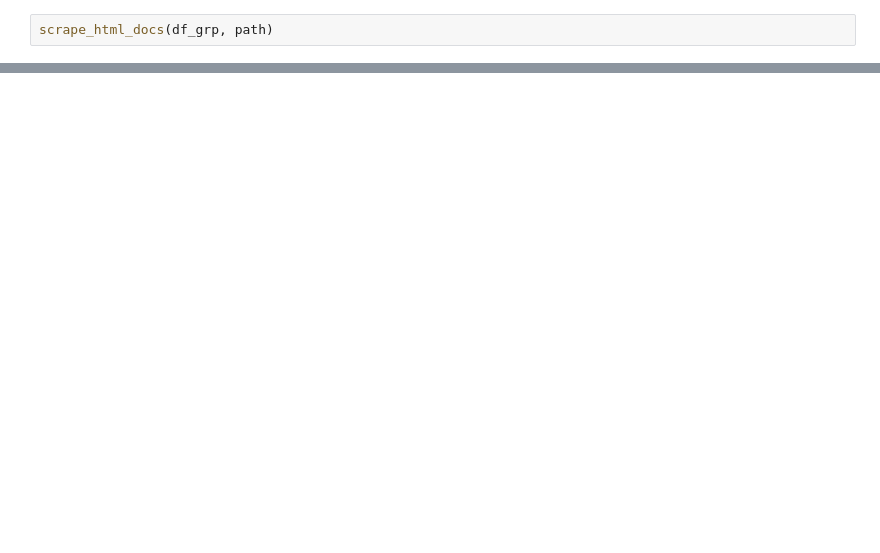
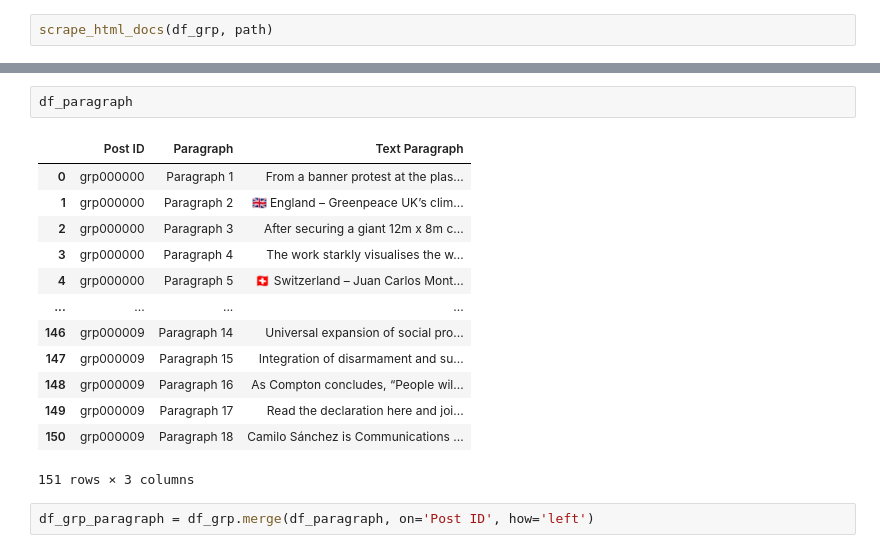
Before and after one commit to laelgelc/cl_st2_arianne, a Jupyter notebook: CL_St2_Ph1_Arianne.ipynb, the cells around one changed output, grey strips where cells are left out. Drawn from its saved outputs; the diff is of its cells as text; blank space fills up the shorter version.

```diff
--- a/CL_St2_Ph1_Arianne.ipynb
+++ b/CL_St2_Ph1_Arianne.ipynb
@@ -328,0 +431,18 @@ scrape_html_docs(df_grp, path)
+# %%
+df_paragraph
+# %% [output]
+|  | Post ID | Paragraph | Text Paragraph |
+| 0 | grp000000 | Paragraph 1 | From a banner protest at the plas... |
+| 1 | grp000000 | Paragraph 2 | 🇬🇧 England – Greenpeace UK’s clim... |
+| 2 | grp000000 | Paragraph 3 | After securing a giant 12m x 8m c... |
+| 3 | grp000000 | Paragraph 4 | The work starkly visualises the w... |
+| 4 | grp000000 | Paragraph 5 | 🇨🇭 Switzerland – Juan Carlos Mont... |
+| ... | ... | ... | ... |
+| 146 | grp000009 | Paragraph 14 | Universal expansion of social pro... |
+| 147 | grp000009 | Paragraph 15 | Integration of disarmament and su... |
+| 148 | grp000009 | Paragraph 16 | As Compton concludes, “People wil... |
+| 149 | grp000009 | Paragraph 17 | Read the declaration here and joi... |
+| 150 | grp000009 | Paragraph 18 | Camilo Sánchez is Communications ... |
+151 rows × 3 columns
+# %%
+df_grp_paragraph = df_grp.merge(df_paragraph, on='Post ID', how='left')
```
Also changed, not shown: parts of 22 cells of this notebook, 28 other files.
